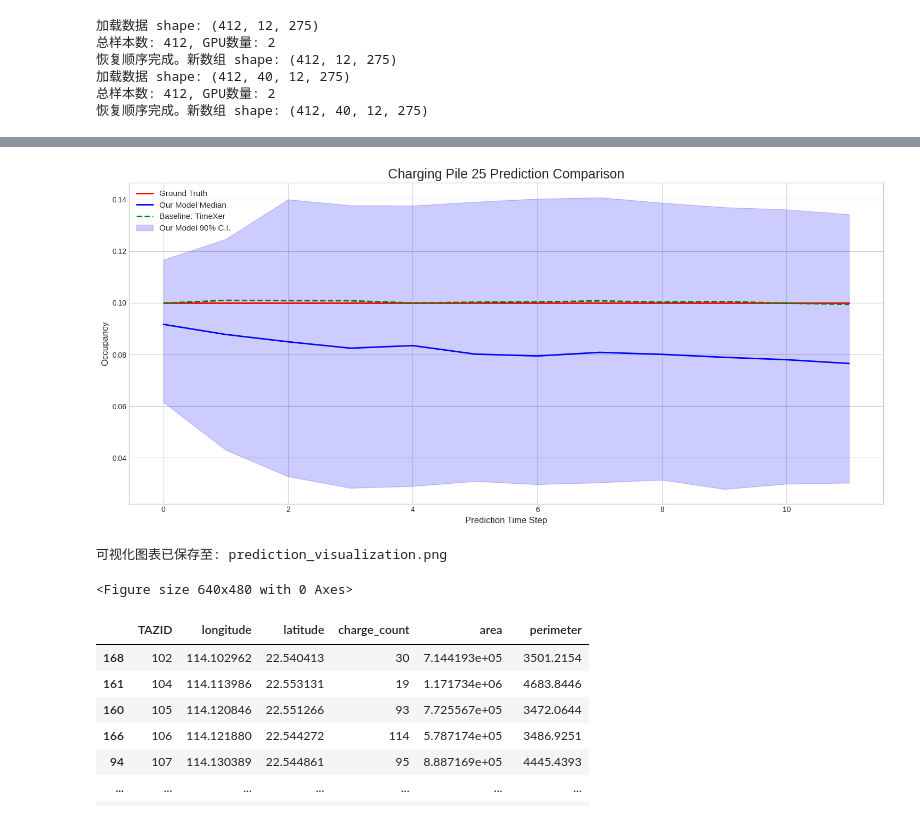
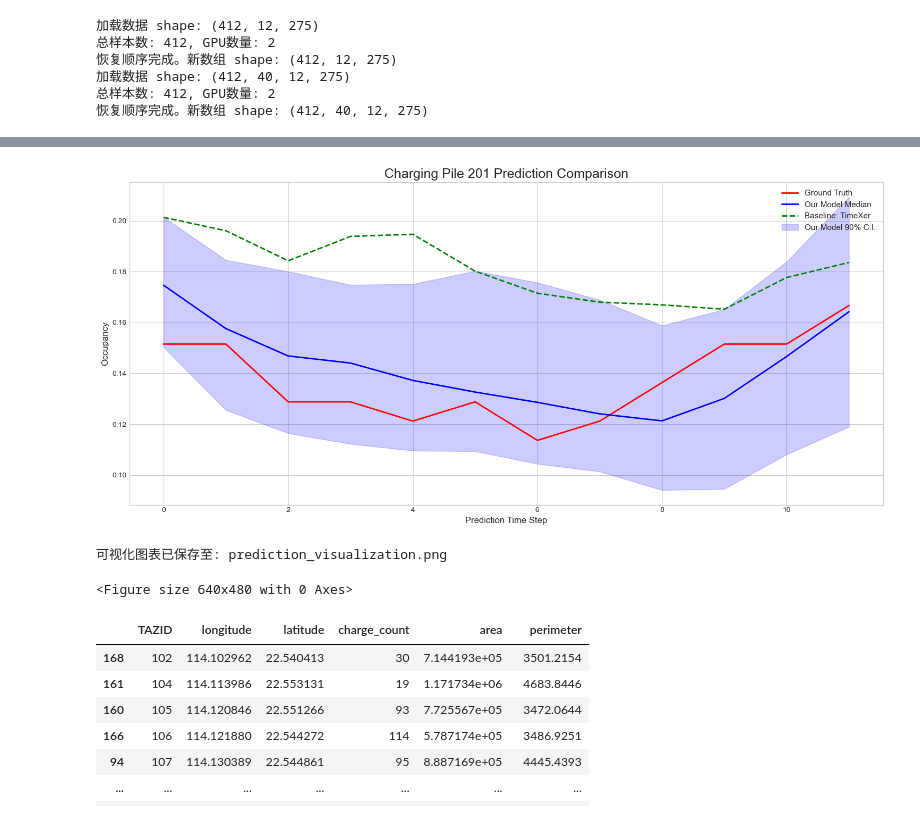
Before and after one commit to ZJU-Andy-Lau/STDM, a Jupyter notebook: draw_new.ipynb, the cells around one changed output, grey strips where cells are left out. Cells and saved outputs as stored; diff of their text form; code cells hidden in the pictures.

```diff
--- a/draw_new.ipynb
+++ b/draw_new.ipynb
@@ -155,9 +157,9 @@ def dm_test(e1, e2, h=12, crit="MAD"):
     return dm_stat, p_value
 # %%
 
-model_predictions = np.load("results/pred_20251103_185026_best_val.npy")
+model_predictions = np.load("results/pred_20251109_104152_best_val.npy")
 ground_truths = np.load("results/ground_truths.npy")
-model_samples = np.load("results/samples_20251103_185026_best_val.npy")
+model_samples = np.load("results/samples_20251109_104152_best_val.npy")
 baseline_predictions = np.load("urbanev/TimeXer_predictions.npy")
 baseline_predictions = np.concatenate([baseline_predictions[:, :, -1:], baseline_predictions], axis=-1)[:, :, :-1]
 baseline_predictions = baseline_predictions[:model_predictions.shape[0]]
@@ -218,8 +220,8 @@ def restore_sampler_order(data, num_replicas):
     # data[206:412] -> restored_data[1::2]
     # 这完全符合预期。
 # %%
-model_predictions=restore_sampler_order(model_predictions, 2)
-model_samples=restore_sampler_order(model_samples,2)
+# model_predictions=restore_sampler_order(model_predictions, 2)
+# model_samples=restore_sampler_order(model_samples,2)
 # %% [output]
 加载数据 shape: (412, 12, 275)
 总样本数: 412, GPU数量: 2
@@ -329,26 +348,26 @@ plot_timeseries_with_uncertainty(
 <Figure size 640x480 with 0 Axes>
 # %%
 # --- 2. 设置可视化参数 ---
-sample_idx_to_plot = 12  # 选择第50个测试样本进行可视化
-node_idx_to_plot = 25   # 选择第15个充电桩（节点）进行可视化
+sample_idx_to_plot = 72  # 选择第50个测试样本进行可视化
+node_idx_to_plot = 201   # 选择第15个充电桩（节点）进行可视化
 
 # --- 3. 准备绘图所需的数据 ---
 # 提取特定样本和节点的数据
 true_future = ground_truths[sample_idx_to_plot, :, node_idx_to_plot]
 median_pred = model_predictions[sample_idx_to_plot, :, node_idx_to_plot]
 all_samples = model_samples[sample_idx_to_plot, :, :, node_idx_to_plot]
 baseline_pred = baseline_predictions[sample_idx_to_plot, :, node_idx_to_plot]
 
 # --- 4. 调用绘图函数 ---
 plot_timeseries_with_uncertainty(
     ground_truth=true_future,
     median_prediction=median_pred,
     prediction_samples=all_samples,
     baseline_prediction=baseline_pred,
     node_idx=node_idx_to_plot
 )
 # %% [output]
-[figure, old version]
+[figure, new version]
 可视化图表已保存至: prediction_visualization.png
 <Figure size 640x480 with 0 Axes>
 # %%
```
Also changed, not shown: parts of 21 cells of this notebook, 2 other files.
